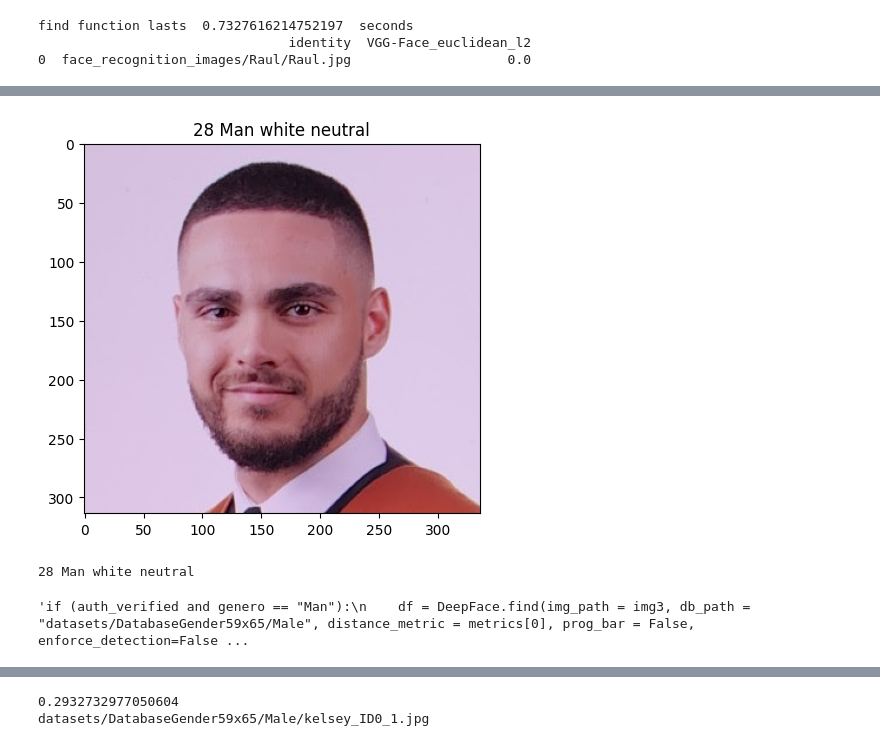
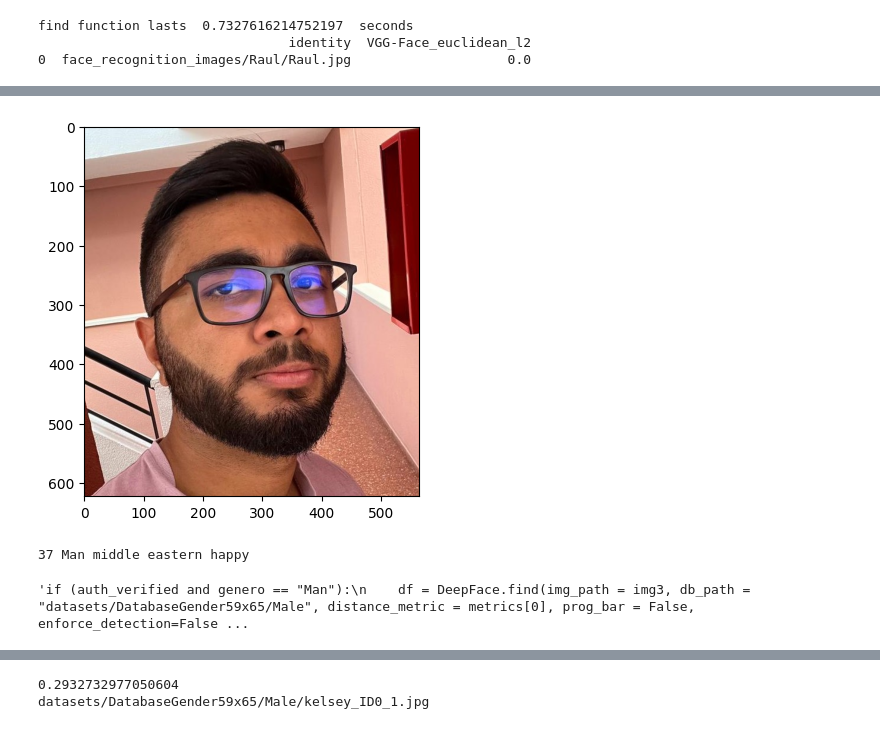
Before and after one commit to raulmat19/Vision-por-Computador, a Jupyter notebook: Practica-6/VC_P6_Face_Recognition.ipynb, the cells around one changed output, grey strips where cells are left out. Saved outputs shown, nothing was run; the diff lists cells and outputs as text; code cells hidden in the pictures.

```diff
--- a/Practica-6/VC_P6_Face_Recognition.ipynb
+++ b/Practica-6/VC_P6_Face_Recognition.ipynb
@@ -58,7 +58,7 @@ find function lasts  0.7327616214752197  seconds
                                 identity  VGG-Face_euclidean_l2
 0  face_recognition_images/Raul/Raul.jpg                    0.0
 # %%
-img3 = cv2.imread("face_recognition_images/Raul.jpg")
+img3 = cv2.imread("face_recognition_images/Nikhil/Nikhil2.jpg")
 img3 = cv2.cvtColor(img3, cv2.COLOR_BGR2RGB)
 obj = DeepFace.analyze(img_path = img3, actions = ['age', 'gender', 'race', 'emotion'], enforce_detection=False)
 edad = obj['age']
@@ -68,7 +68,7 @@ emocion = obj['dominant_emotion']
 
 plt.figure()
 plt.imshow(img3)
-plt.title(str(edad)+" " + genero + " " + raza + " " + emocion)
+#plt.title(str(edad)+" " + genero + " " + raza + " " + emocion)
 plt.show()
 print(edad,genero,raza,emocion)
 
@@ -87,3 +87,3 @@ elif (auth_verified and genero == "Woman"):
-[figure, old version]
+[figure, new version]
-28 Man white neutral
+37 Man middle eastern happy
 'if (auth_verified and genero == "Man"):\n    df = DeepFace.find(img_path = img3, db_path = "datasets/DatabaseGender59x65/Male", distance_metric = metrics[0], prog_bar = False, enforce_detection=False ...
```
Also changed, not shown: parts of 2 cells of this notebook, 6 other files.
